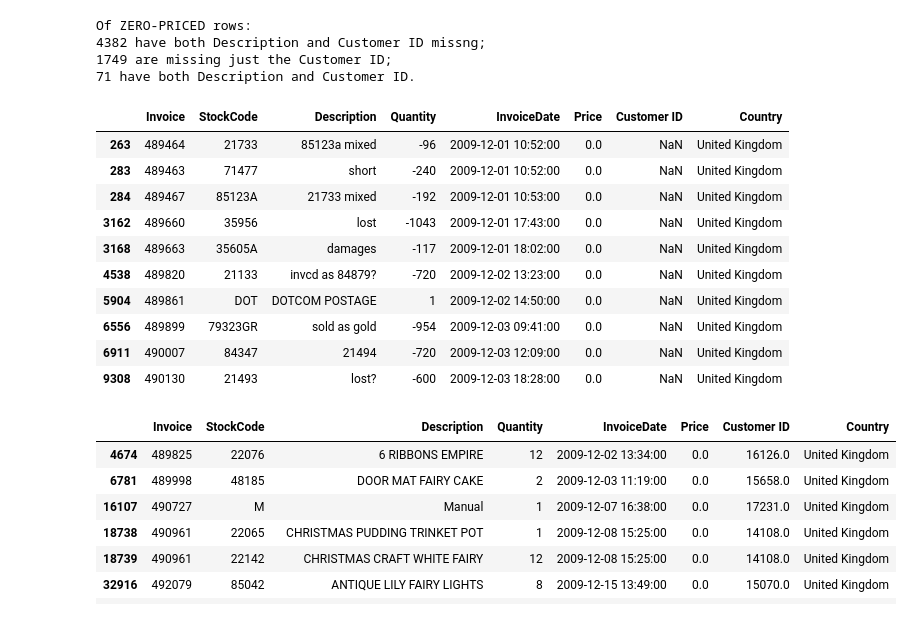
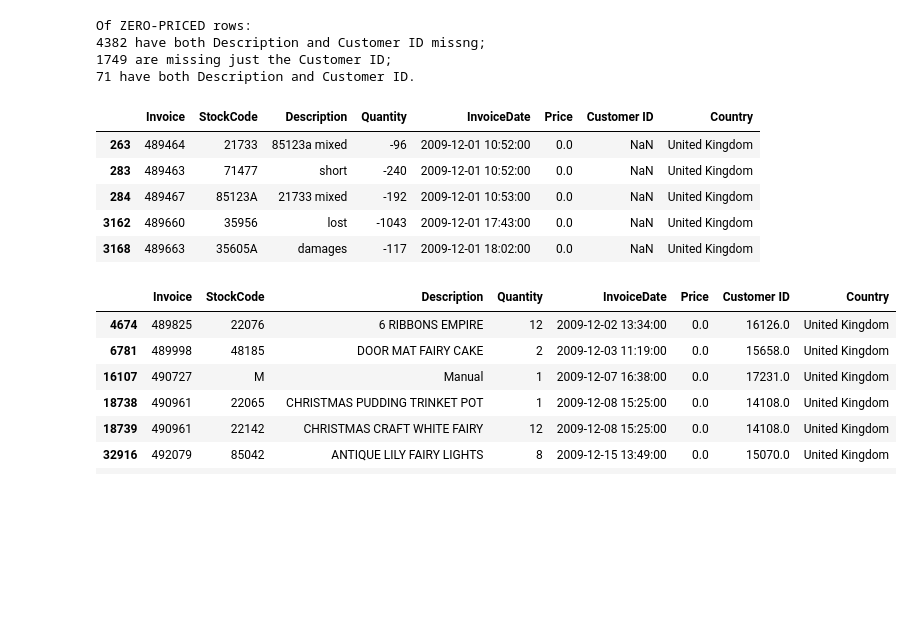
Before and after one commit to Sara-Munafo/retail-sales-analysis, a Jupyter notebook: notebooks/01_eda.ipynb, the cells around one changed output. Saved outputs shown, nothing was run; the diff lists cells and outputs as text; code cells hidden in the pictures; blank space fills up the shorter version.

```diff
--- a/notebooks/01_eda.ipynb
+++ b/notebooks/01_eda.ipynb
@@ -95,19 +79,14 @@ Of ZERO-PRICED rows:
 71 have both Description and Customer ID.
 # %%
 # Zero-priced and no Customer ID
-df[(df["Price"]==0) & (df["Customer ID"].isnull()) & (df["Description"].notnull())].head(10)
+df[(df["Price"]==0) & (df["Customer ID"].isnull()) & (df["Description"].notnull())].head(5)
 # %% [output]
 |  | Invoice | StockCode | Description | Quantity | InvoiceDate | Price | Customer ID | Country |
 | 263 | 489464 | 21733 | 85123a mixed | -96 | 2009-12-01 10:52:00 | 0.0 | NaN | United Kingdom |
 | 283 | 489463 | 71477 | short | -240 | 2009-12-01 10:52:00 | 0.0 | NaN | United Kingdom |
 | 284 | 489467 | 85123A | 21733 mixed | -192 | 2009-12-01 10:53:00 | 0.0 | NaN | United Kingdom |
 | 3162 | 489660 | 35956 | lost | -1043 | 2009-12-01 17:43:00 | 0.0 | NaN | United Kingdom |
 | 3168 | 489663 | 35605A | damages | -117 | 2009-12-01 18:02:00 | 0.0 | NaN | United Kingdom |
-| 4538 | 489820 | 21133 | invcd as 84879? | -720 | 2009-12-02 13:23:00 | 0.0 | NaN | United Kingdom |
-| 5904 | 489861 | DOT | DOTCOM POSTAGE | 1 | 2009-12-02 14:50:00 | 0.0 | NaN | United Kingdom |
-| 6556 | 489899 | 79323GR | sold as gold | -954 | 2009-12-03 09:41:00 | 0.0 | NaN | United Kingdom |
-| 6911 | 490007 | 84347 | 21494 | -720 | 2009-12-03 12:09:00 | 0.0 | NaN | United Kingdom |
-| 9308 | 490130 | 21493 | lost? | -600 | 2009-12-03 18:28:00 | 0.0 | NaN | United Kingdom |
 # %%
 # Just zero-priced
 df[(df["Price"]==0) & (df["Description"].notnull()) & (df["Customer ID"].notnull())].head(10)
```
Also changed, not shown: parts of 30 cells of this notebook.
